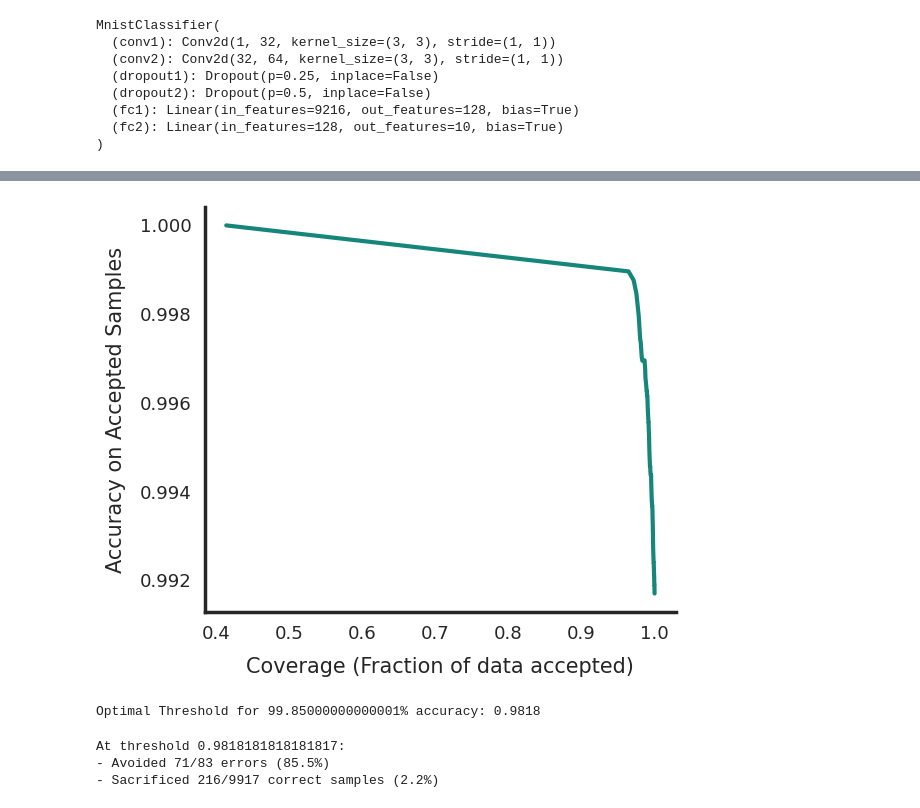
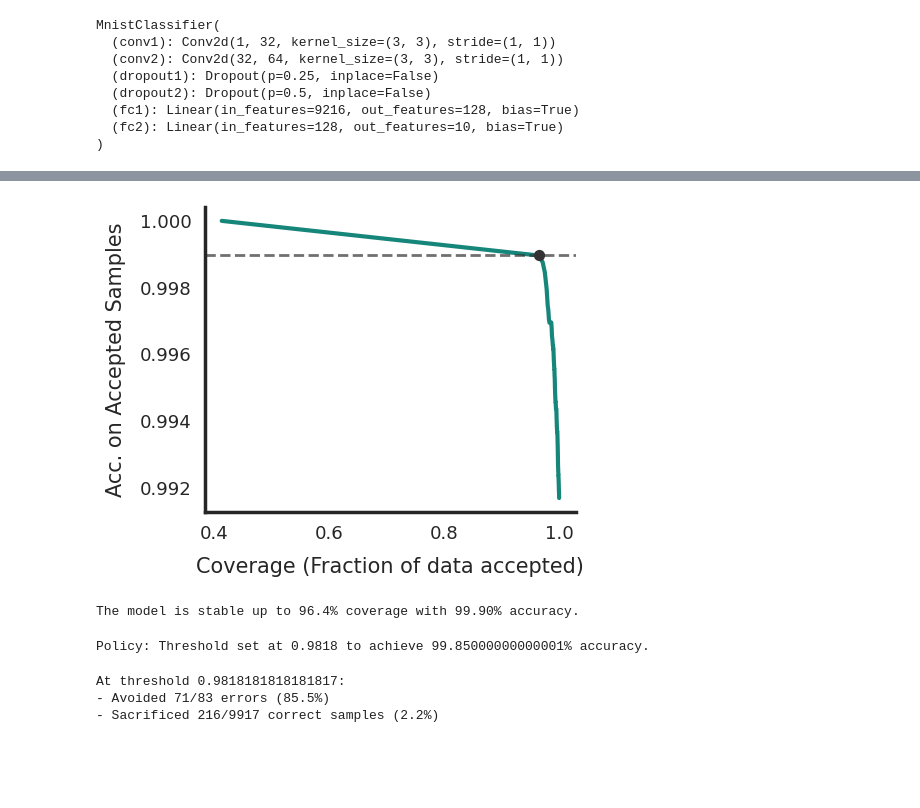
Before and after one commit to Guarinov/applied-hands-on-computer-vision, a Jupyter notebook: Assignment-3/notebooks/05_bonus_idk_classifier.ipynb, the cells around one changed output, grey strips where cells are left out. Cells and saved outputs as stored; diff of their text form; code cells hidden in the pictures; blank space fills up the shorter version.

```diff
--- a/Assignment-3/notebooks/05_bonus_idk_classifier.ipynb
+++ b/Assignment-3/notebooks/05_bonus_idk_classifier.ipynb
@@ -165,79 +272,17 @@ correct_scores, incorrect_scores = plot_confidence_distribution(model, test_load
 # %%
-def calculate_idk_metrics(correct_scores, incorrect_scores):
-    thresholds = np.linspace(0.1, 1, 100)
-    accuracies = []
-    coverages = []
-
-    total_samples = len(correct_scores) + len(incorrect_scores)
-
-    for t in thresholds:
-        # Which samples do we keep?
-        accepted_correct = sum(1 for c in correct_scores if c >= t)
-        accepted_incorrect = sum(1 for c in incorrect_scores if c >= t)
-
-        total_accepted = accepted_correct + accepted_incorrect
-
-        if total_accepted > 0:
-            acc = accepted_correct / total_accepted
-            cov = total_accepted / total_samples
-        else:
-            acc = 1.0 # If we accept nothing, we aren't "wrong"
-            cov = 0.0
-
-        accuracies.append(acc)
-        coverages.append(cov)
-
-    return thresholds, accuracies, coverages
-
 # Run the sweep
 thresholds, accuracies, coverages = calculate_idk_metrics(correct_scores, incorrect_scores)
+final_acc, final_cov =  plot_bonus_tsk_acc_coverage_curve(coverages, accuracies)
+print(f"The model is stable up to {final_cov:.1%} coverage with {final_acc:.2%} accuracy.")
+# %% [output]
+[figure, added]
+The model is stable up to 96.4% coverage with 99.90% accuracy.
-# %%
-def plot_accuracy_coverage_curve(coverages, accuracies):
-    # --- STYLING BLOCK ---
-    sns.set_style("white")
-    plt.rcParams['figure.dpi'] = 100
-
-    fig, ax = plt.subplots(figsize=(6, 5))
-
-    # Plot the line - using the dark charcoal gray from the previous KDE line
-    ax.plot(coverages, accuracies, color="#16867B", linewidth=3, label='Model Performance')
-
-    # Match the style: Title and Axes
-    ax.set_xlabel("Coverage (Fraction of data accepted)", fontsize=15, labelpad=10)
-    ax.set_ylabel("Accuracy on Accepted Samples", fontsize=15, labelpad=10)
-
-    # Remove top and right spines
-    sns.despine()
-
-    # Make the left and bottom axes thicker
-    ax.spines['left'].set_linewidth(2.5)
-    ax.spines['bottom'].set_linewidth(2.5)
-
-    # Adjust tick thickness and size to match
-    ax.tick_params(direction='out', length=6, width=2.5, labelsize=13)
-
-    # Add a subtle grid only for the Y axis to help read accuracy levels
-    # ax.grid(axis='y', linestyle='--', alpha=0.3)
-
-    plt.tight_layout()
-    plt.show()
-
-plot_accuracy_coverage_curve(coverages, accuracies)
-# %% [output]
-[figure, removed]
 # %%
-# Find the threshold that yields 99.9% accuracy
-target_accuracy = 0.9985
-best_t = 0
-
-for t, acc in zip(thresholds, accuracies):
-    if acc >= target_accuracy:
-        best_t = t
-        break # We found the point where it starts dropping
-
-print(f"Optimal Threshold for {target_accuracy*100}% accuracy: {best_t:.4f}")
+TARGET_ACC = 0.9985
+best_t = find_optimal_threshold(thresholds, accuracies, target_accuracy=TARGET_ACC)
+print(f"Policy: Threshold set at {best_t:.4f} to achieve {TARGET_ACC*100}% accuracy.")
 # %% [output]
-Optimal Threshold for 99.85000000000001% accuracy: 0.9818
+Policy: Threshold set at 0.9818 to achieve 99.85000000000001% accuracy.
 # %%
 # How many errors would we have caught?
 errors_caught = sum(1 for c in incorrect_scores if c < best_t)
```
Also changed, not shown: parts of 12 cells of this notebook, 7 other files.
